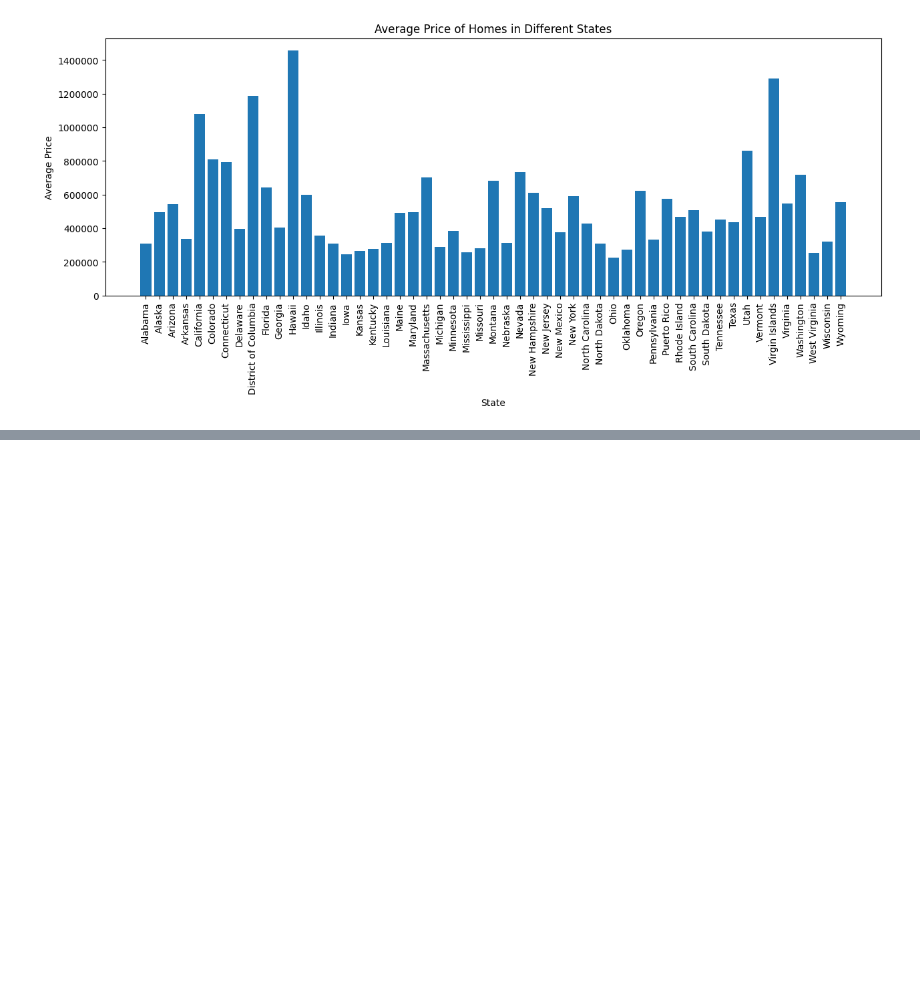
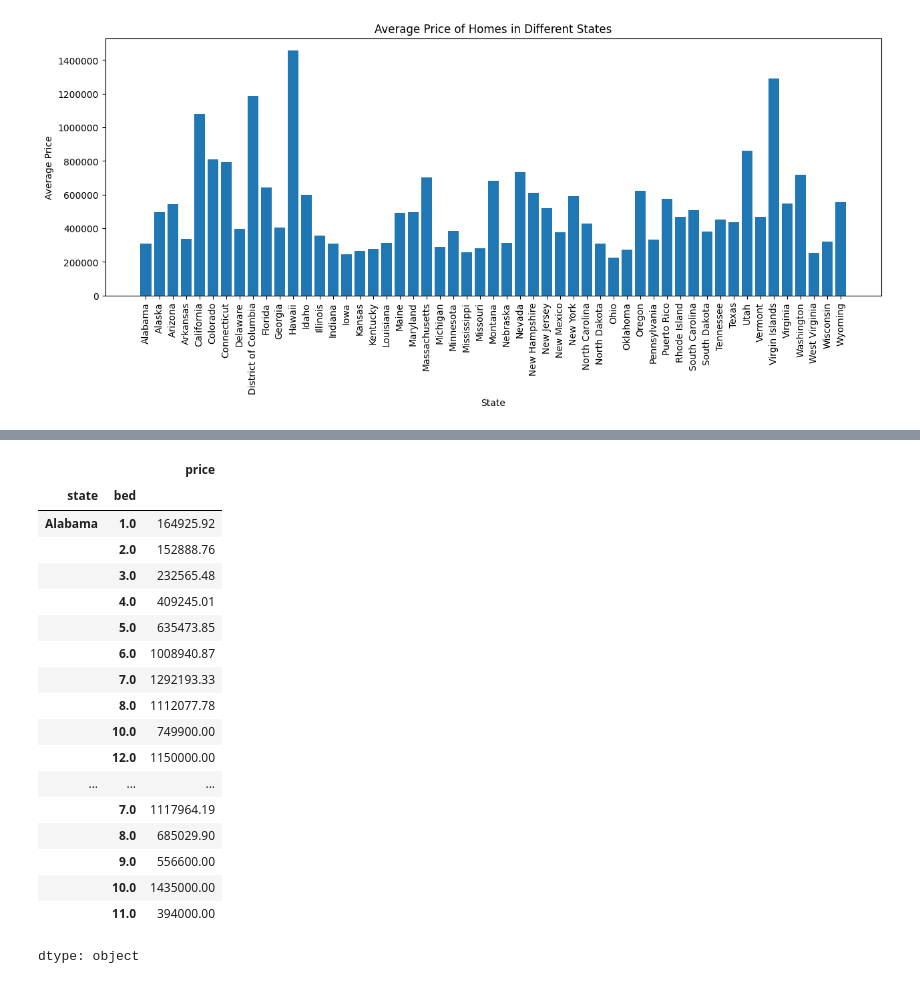
Before and after one commit to njaunick/Project1-Team4-, a Jupyter notebook: Project1.ipynb, the cells around one changed output, grey strips where cells are left out. Saved outputs shown, nothing was run; the diff lists cells and outputs as text; code cells hidden in the pictures; blank space fills up the shorter version.

```diff
--- a/Project1.ipynb
+++ b/Project1.ipynb
@@ -157,0 +203,28 @@ plt.show()
+# %%
+# Take out 4 states(Virgin Islands, DC, Hawaii)
+states_to_remove = ["Virgin Islands", "District of Columbia", "Hawaii"]
+states_removed = bb_price.loc[bb_price["state"].isin(states_to_remove)]
+bb_price_filtered = bb_price[bb_price["state"].isin(states_to_remove) == False]
+
+avg_bb_price_filtered = bb_price_filtered.groupby(["state","bed"])["price"].mean().apply(lambda x: '{:.2f}'.format(x))
+avg_bb_price_filtered
+# %% [output]
+|  |  | price |
+| state | bed |  |
+| Alabama | 1.0 | 164925.92 |
+|  | 2.0 | 152888.76 |
+|  | 3.0 | 232565.48 |
+|  | 4.0 | 409245.01 |
+|  | 5.0 | 635473.85 |
+|  | 6.0 | 1008940.87 |
+|  | 7.0 | 1292193.33 |
+|  | 8.0 | 1112077.78 |
+|  | 10.0 | 749900.00 |
+|  | 12.0 | 1150000.00 |
+| ... | ... | ... |
+|  | 7.0 | 1117964.19 |
+|  | 8.0 | 685029.90 |
+|  | 9.0 | 556600.00 |
+|  | 10.0 | 1435000.00 |
+|  | 11.0 | 394000.00 |
+dtype: object
```
Also changed, not shown: parts of 9 cells of this notebook.
